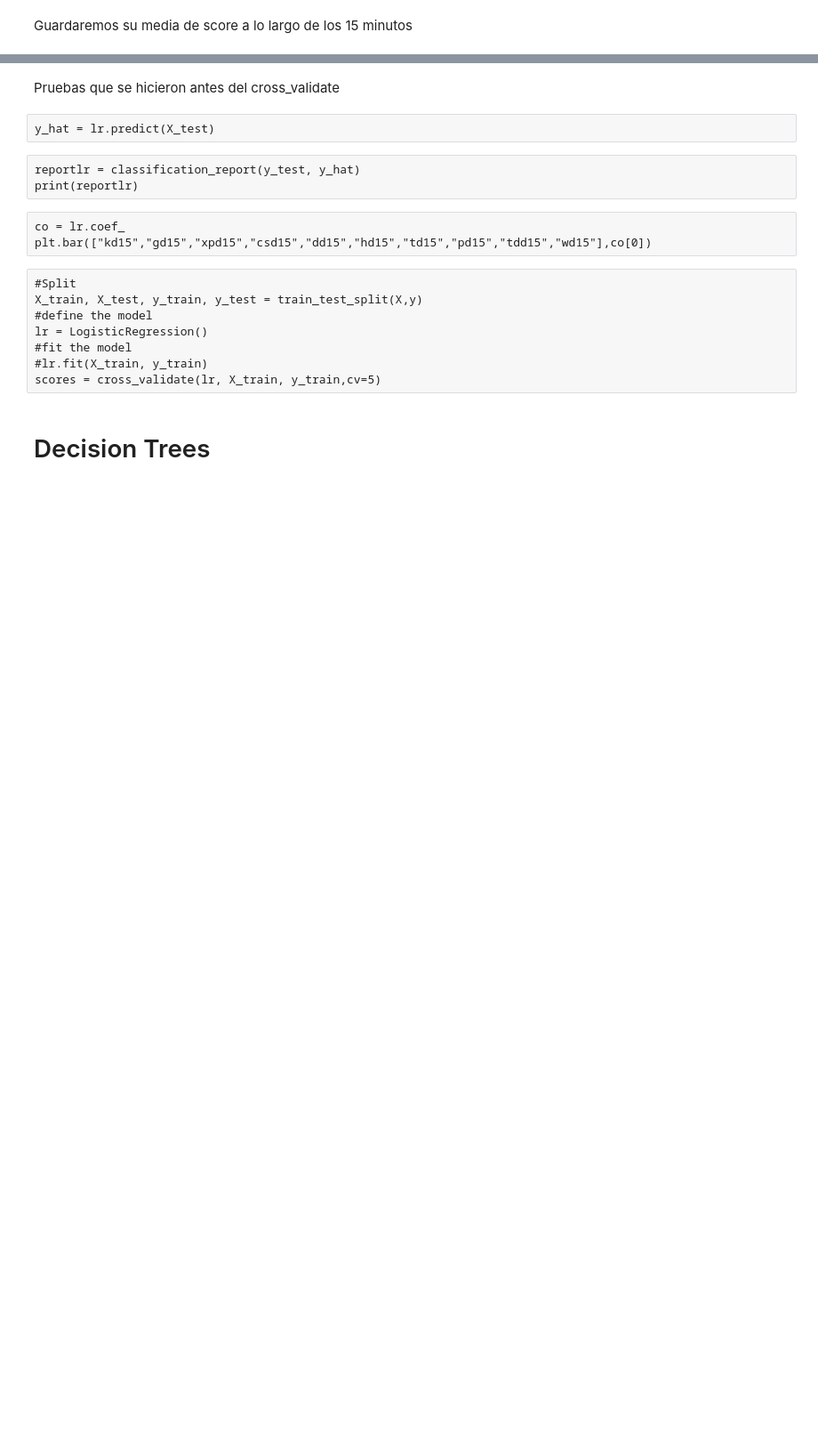
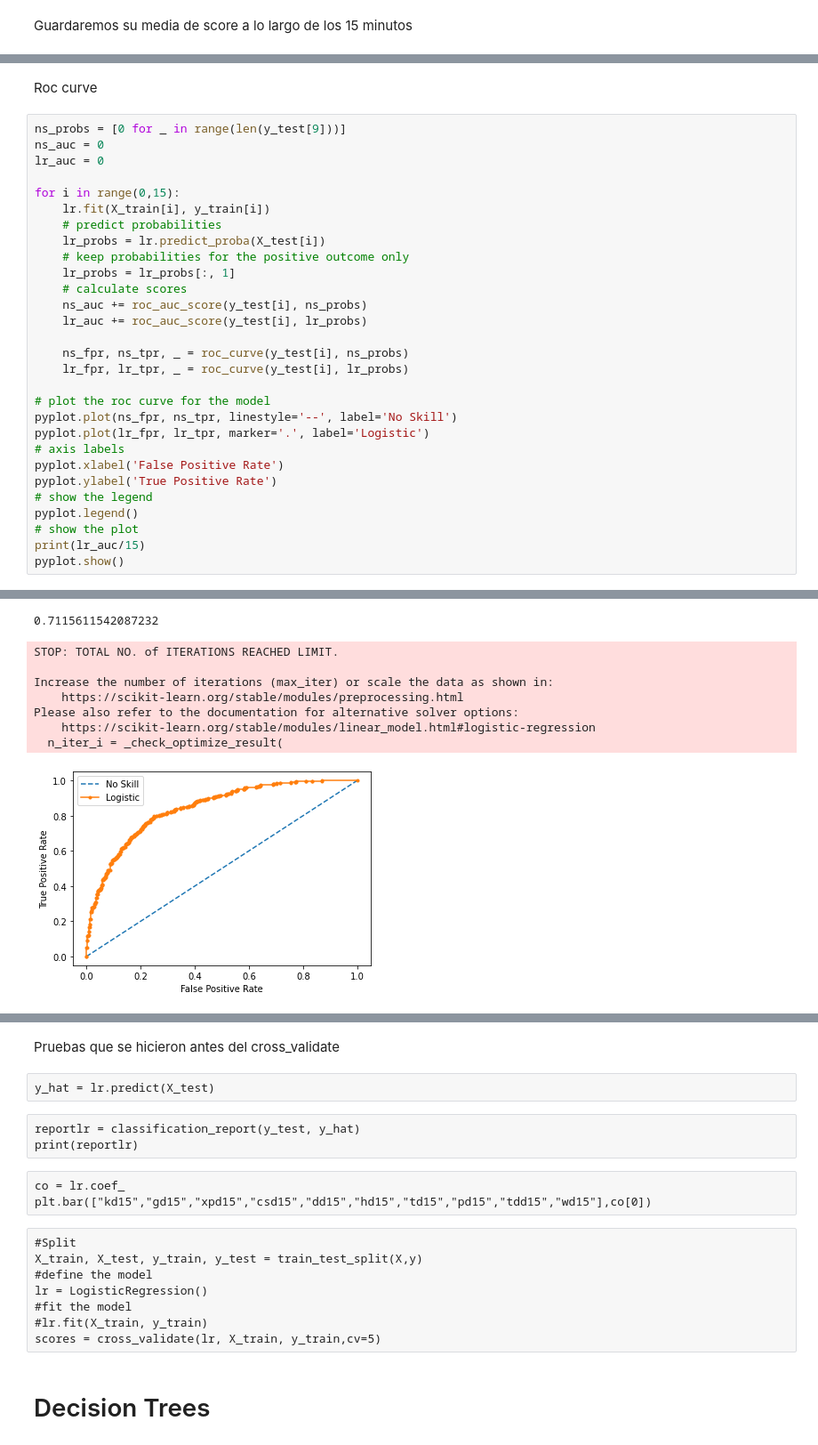
Before and after one commit to MarioSCT/TFM_kschool, a Jupyter notebook: main.ipynb, the cells around one changed output, grey strips where cells are left out. Shown at 89% size. Cells and saved outputs as stored; diff of their text form; blank space fills up the shorter version.

```diff
--- a/main.ipynb
+++ b/main.ipynb
@@ -194,0 +197,32 @@ avg_lr
+# %% [markdown]
+Roc curve
+# %%
+ns_probs = [0 for _ in range(len(y_test[9]))]
+ns_auc = 0
+lr_auc = 0
+
+for i in range(0,15):
+    lr.fit(X_train[i], y_train[i])
+    # predict probabilities
+    lr_probs = lr.predict_proba(X_test[i])
+    # keep probabilities for the positive outcome only
+    lr_probs = lr_probs[:, 1]
+    # calculate scores
+    ns_auc += roc_auc_score(y_test[i], ns_probs)
+    lr_auc += roc_auc_score(y_test[i], lr_probs)
+
+    ns_fpr, ns_tpr, _ = roc_curve(y_test[i], ns_probs)
+    lr_fpr, lr_tpr, _ = roc_curve(y_test[i], lr_probs)
+
+# plot the roc curve for the model
+pyplot.plot(ns_fpr, ns_tpr, linestyle='--', label='No Skill')
+pyplot.plot(lr_fpr, lr_tpr, marker='.', label='Logistic')
+# axis labels
+pyplot.xlabel('False Positive Rate')
+pyplot.ylabel('True Positive Rate')
+# show the legend
+pyplot.legend()
+# show the plot
+print(lr_auc/15)
+pyplot.show()
+# %% [output]
@@ -194,0 +243,9 @@ avg_lr
+0.7115611542087232
+STOP: TOTAL NO. of ITERATIONS REACHED LIMIT.
+
+Increase the number of iterations (max_iter) or scale the data as shown in:
+    https://scikit-learn.org/stable/modules/preprocessing.html
+Please also refer to the documentation for alternative solver options:
+    https://scikit-learn.org/stable/modules/linear_model.html#logistic-regression
+  n_iter_i = _check_optimize_result(
+[figure, added]
```
Also changed, not shown: parts of 44 cells of this notebook.
